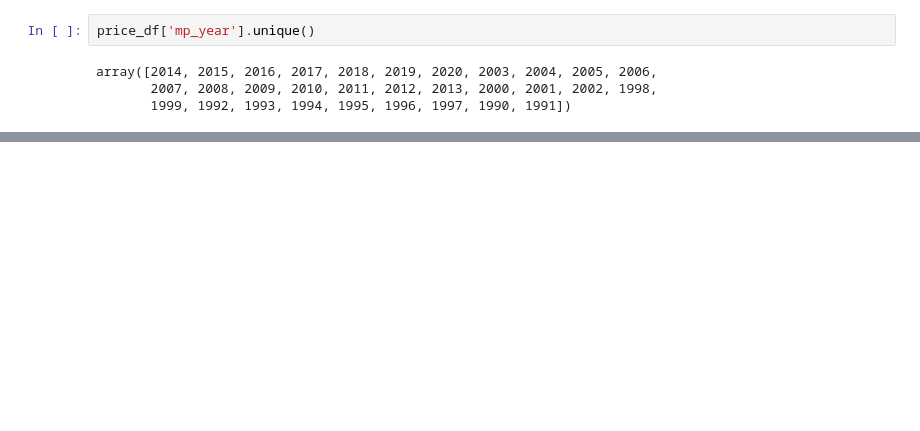
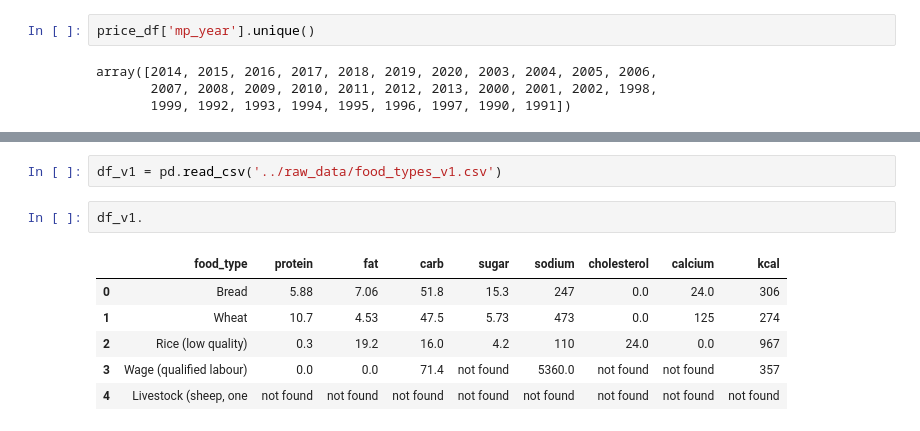
Before and after one commit to AllanRPetersen/Predicting-Food-Prices, a Jupyter notebook: notebooks/adrian_food_global_pricing.ipynb, the cells around one changed output, grey strips where cells are left out. Saved outputs shown, nothing was run; the diff lists cells and outputs as text; blank space fills up the shorter version.

```diff
--- a/notebooks/adrian_food_global_pricing.ipynb
+++ b/notebooks/adrian_food_global_pricing.ipynb
@@ -166,0 +411,11 @@ import requests
+# %%
+df_v1 = pd.read_csv('../raw_data/food_types_v1.csv')
+# %%
+df_v1.
+# %% [output]
+|  | food_type | protein | fat | carb | sugar | sodium | cholesterol | calcium | kcal |
+| 0 | Bread | 5.88 | 7.06 | 51.8 | 15.3 | 247 | 0.0 | 24.0 | 306 |
+| 1 | Wheat | 10.7 | 4.53 | 47.5 | 5.73 | 473 | 0.0 | 125 | 274 |
+| 2 | Rice (low quality) | 0.3 | 19.2 | 16.0 | 4.2 | 110 | 24.0 | 0.0 | 967 |
+| 3 | Wage (qualified labour) | 0.0 | 0.0 | 71.4 | not found | 5360.0 | not found | not found | 357 |
+| 4 | Livestock (sheep, one | not found | not found | not found | not found | not found | not found | not found | not found |
```
Also changed, not shown: parts of 32 cells of this notebook.
